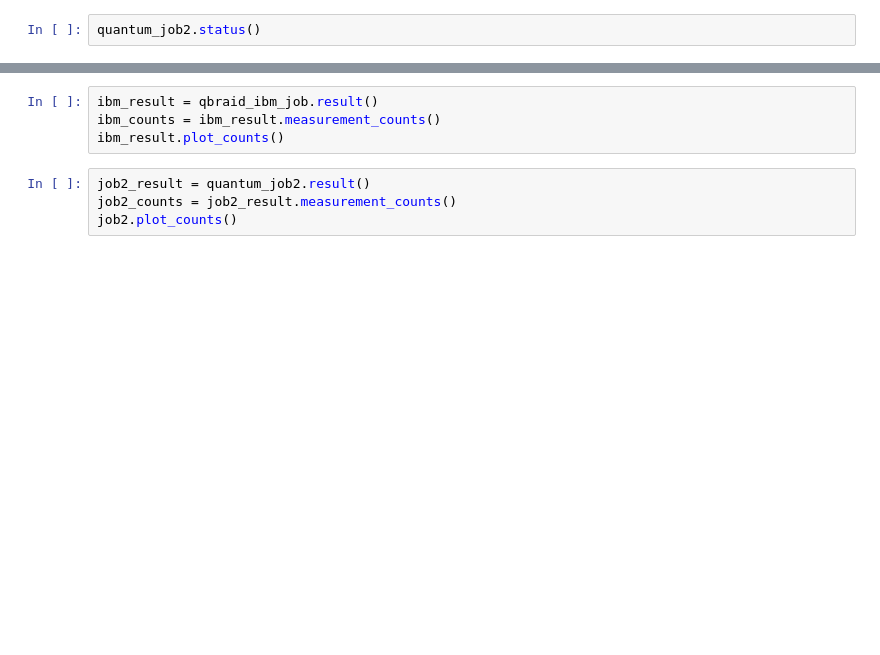
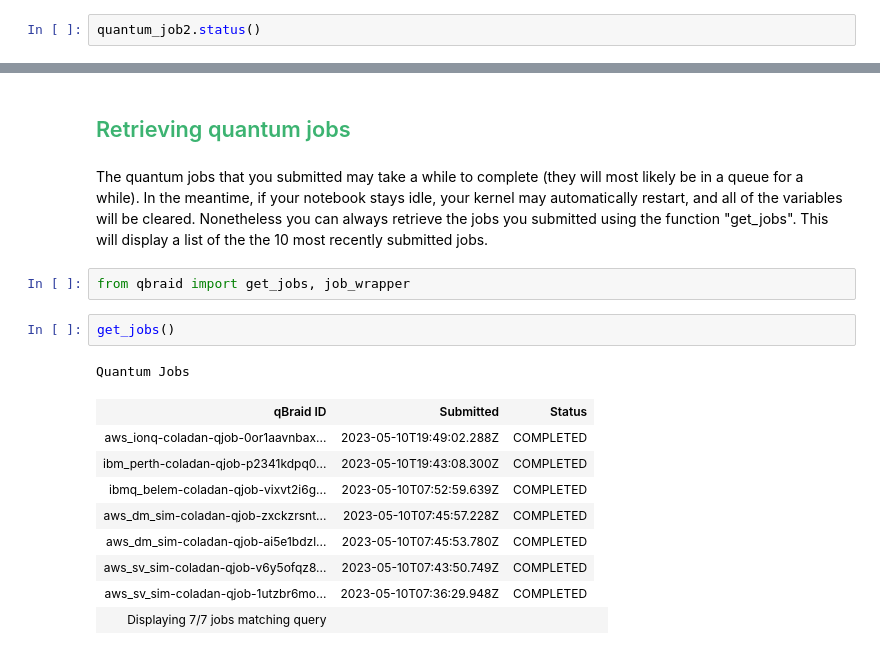
Before and after one commit to ardroc92/493Q, a Jupyter notebook: First_quantum_program.ipynb, the cells around one changed output, grey strips where cells are left out. Cells and saved outputs as stored; diff of their text form; blank space fills up the shorter version.

```diff
--- a/First_quantum_program.ipynb
+++ b/First_quantum_program.ipynb
@@ -274,8 +242,19 @@ We can call "status" to check if the job has been completed. Once it has, we can
-# %%
-ibm_result = qbraid_ibm_job.result()
-ibm_counts = ibm_result.measurement_counts()
-ibm_result.plot_counts()
-# %%
-job2_result = quantum_job2.result()
-job2_counts = job2_result.measurement_counts()
-job2.plot_counts()
+# %% [markdown]
+<h2 style="color:MediumSeaGreen;">Retrieving quantum jobs</h2>
+# %% [markdown]
+The quantum jobs that you submitted may take a while to complete (they will most likely be in a queue for a while). In the meantime, if your notebook stays idle, your kernel may automatically restart, and all of the variables will be cleared. Nonetheless you can always retrieve the jobs you submitted using the function "get_jobs". This will display a list of the the 10 most recently submitted jobs.
+# %%
+from qbraid import get_jobs, job_wrapper
+# %%
+get_jobs()
+# %% [output]
+Quantum Jobs
+| qBraid ID | Submitted | Status |
+| aws_ionq-coladan-qjob-0or1aavnbax... | 2023-05-10T19:49:02.288Z | COMPLETED |
+| ibm_perth-coladan-qjob-p2341kdpq0... | 2023-05-10T19:43:08.300Z | COMPLETED |
+| ibmq_belem-coladan-qjob-vixvt2i6g... | 2023-05-10T07:52:59.639Z | COMPLETED |
+| aws_dm_sim-coladan-qjob-zxckzrsnt... | 2023-05-10T07:45:57.228Z | COMPLETED |
+| aws_dm_sim-coladan-qjob-ai5e1bdzl... | 2023-05-10T07:45:53.780Z | COMPLETED |
+| aws_sv_sim-coladan-qjob-v6y5ofqz8... | 2023-05-10T07:43:50.749Z | COMPLETED |
+| aws_sv_sim-coladan-qjob-1utzbr6mo... | 2023-05-10T07:36:29.948Z | COMPLETED |
+| Displaying 7/7 jobs matching query |  |  |  |
```
Also changed, not shown: parts of 21 cells of this notebook, 2 other files.
